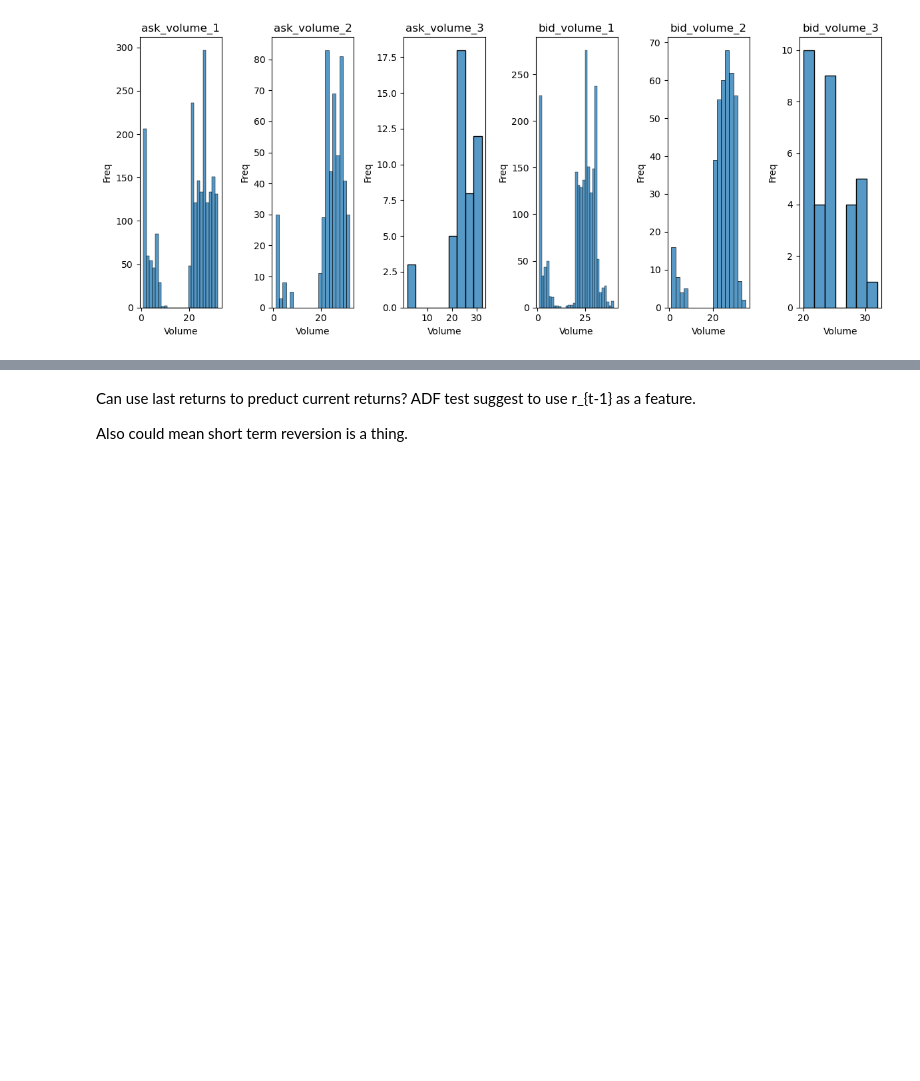
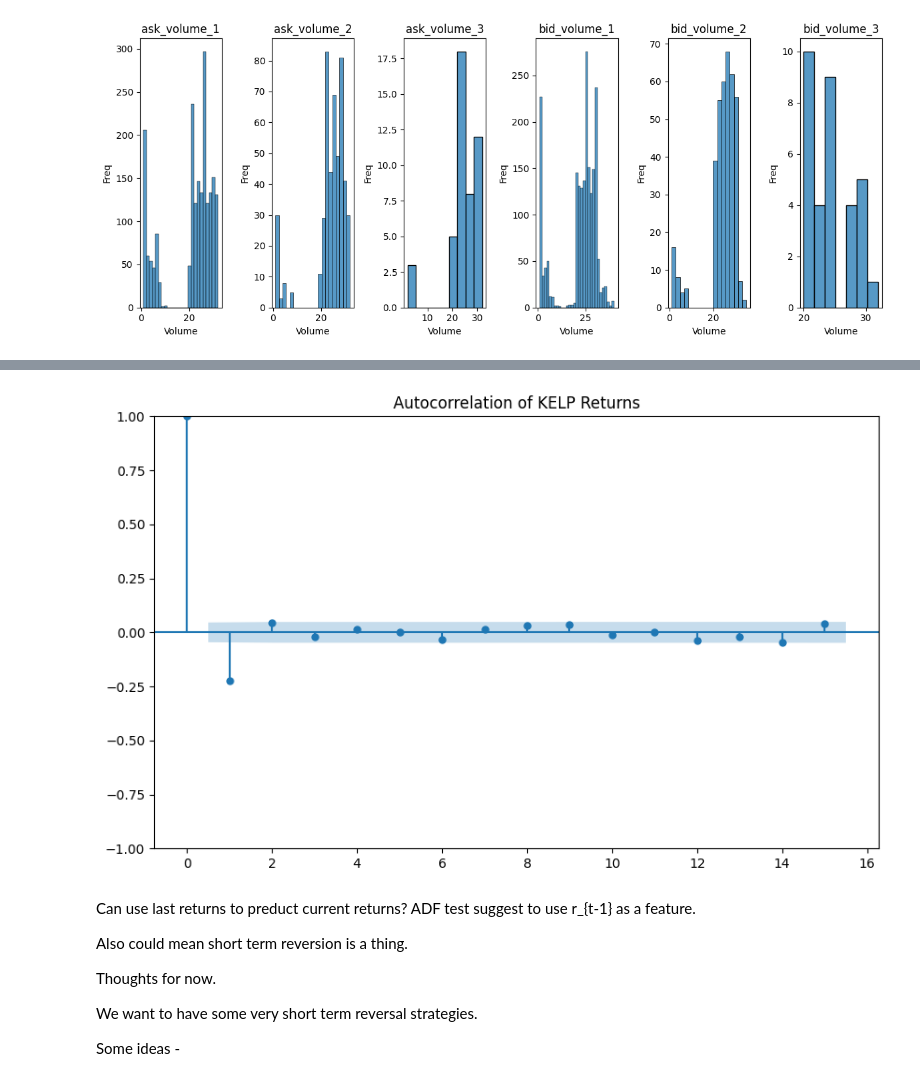
Before and after one commit to jofu-tofu/Prosperity-3, a Jupyter notebook: Testing/Round 0/eda.ipynb, the cells around one changed output, grey strips where cells are left out. Saved outputs shown, nothing was run; the diff lists cells and outputs as text; code cells hidden in the pictures; blank space fills up the shorter version.

```diff
--- a/Testing/Round 0/eda.ipynb
+++ b/Testing/Round 0/eda.ipynb
@@ -68,4 +97,18 @@ plt.show()
+# %%
+# Plot the autocorrelation of the returns
+fig, ax = plt.subplots(figsize=(10, 6))
+sm.graphics.tsa.plot_acf(residuals, lags=15, ax=ax)
+plt.title('Autocorrelation of KELP Returns')
+plt.show()
+# %% [output]
+[figure, added]
 # %% [markdown]
 Can use last returns to preduct current returns? ADF test suggest to use r_{t-1} as a feature.
 
 Also could mean short term reversion is a thing.
+
+Thoughts for now.
+
+We want to have some very short term reversal strategies.
+
+Some ideas -
```
Also changed, not shown: parts of 10 cells of this notebook, 5 other files.
